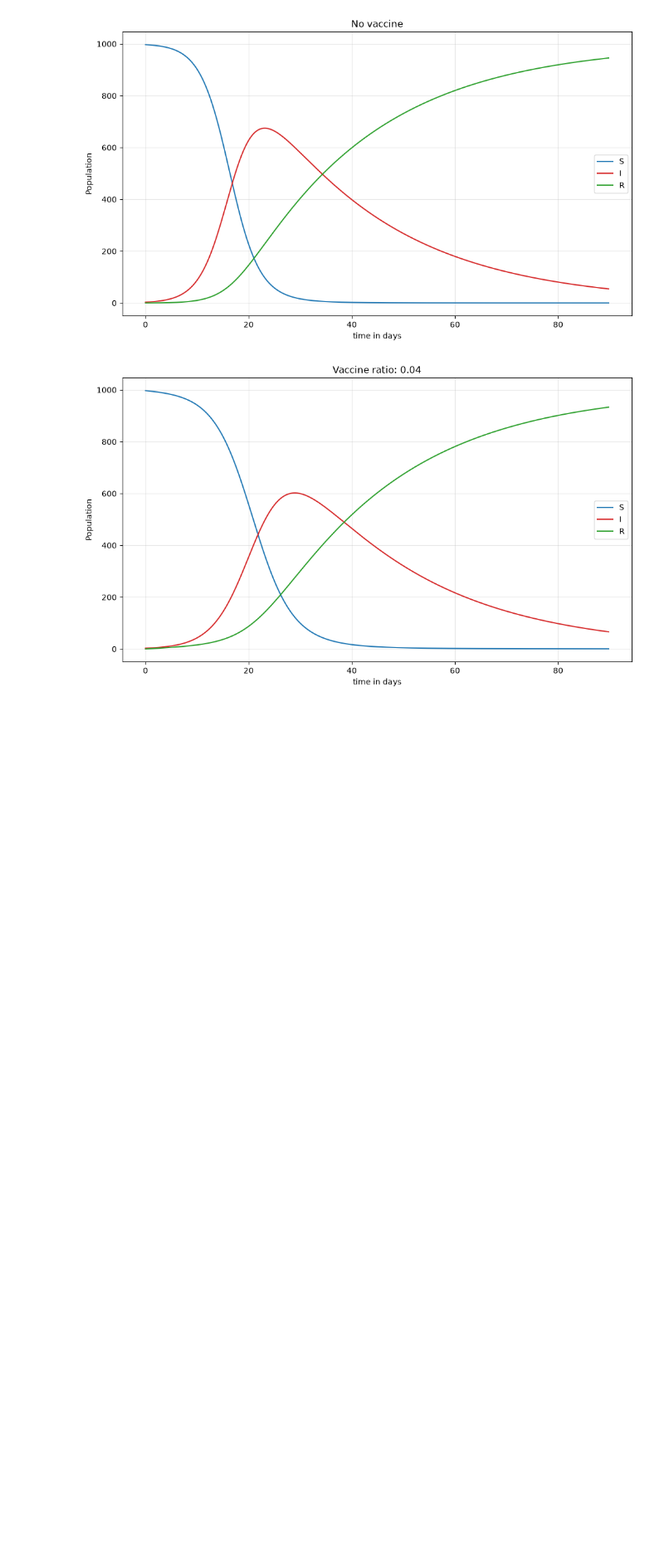
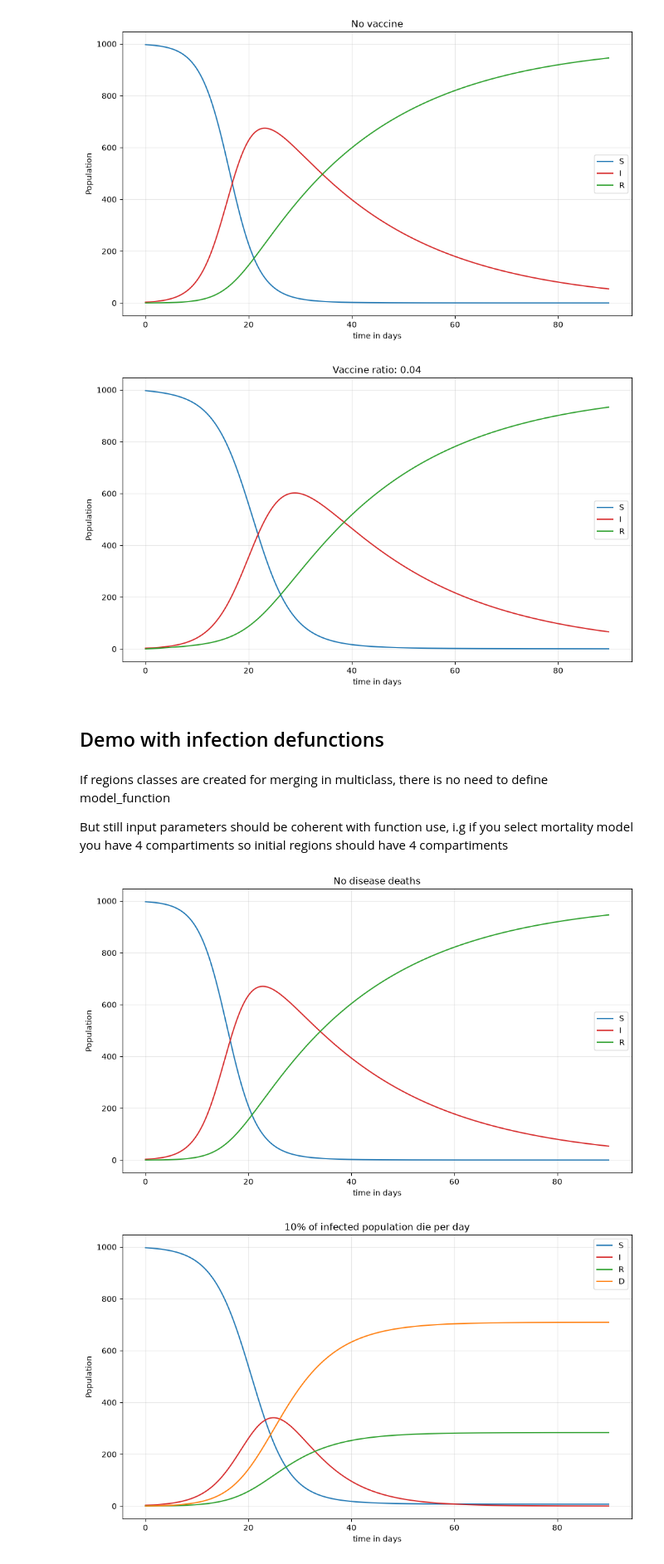
Before and after one commit to Milou-v/BERN01-Groupwork, a Jupyter notebook: project3_disease_spreading/test_multiregion.ipynb, the cells around one changed output. Shown at 83% size. Drawn from its saved outputs; the diff is of its cells as text; code cells hidden in the pictures; blank space fills up the shorter version.

```diff
--- a/project3_disease_spreading/test_multiregion.ipynb
+++ b/project3_disease_spreading/test_multiregion.ipynb
@@ -112,3 +112,59 @@ plt.show()
 # %% [output]
 [figure]
 [figure]
+# %% [markdown]
+## Demo with infection defunctions
+# %% [markdown]
+If regions classes are created for merging in multiclass, there is no need to define model_function
+
+But still input parameters should be coherent with function use, i.g if you select mortality model you have 4 compartiments so initial regions should have 4 compartiments
+# %%
+region1 = model.model(sigma=10,T=0.04,N=1000,gamma=0.0,alpha=0.04,model_function="basic_SIR",initial_status=[997,3,0,0])
+region2 = model.model(sigma=10,T=0.04,N=1000,gamma=0.0,alpha=0.04,model_function="basic_SIR",initial_status=[997,3,0,0],Omega_I=0.1)
+# %%
+multiregion = multiregion_model([region1,region2],model_function="mortality_SIR")
+# %%
+time,status = multiregion.euler_solver(delta_t=0.02,T_max=90)
+# %%
+S = status[:,0, 0]
+I = status[:,0, 1]
+R = status[:,0, 2]
+
+fig, ax = plt.subplots(figsize=(10, 6))
+
+ax.plot(time, S, label="S", color="tab:blue")
+ax.plot(time, I, label="I", color="tab:red")
+ax.plot(time, R, label="R", color="tab:green")
+
+ax.set_xlabel("time in days")
+ax.set_ylabel("Population")
+ax.legend()
+ax.grid(True, alpha=0.3)
+
+plt.title("No disease deaths")
+plt.tight_layout()
+plt.show()
+
+
+S = status[:,1, 0]
+I = status[:,1, 1]
+R = status[:,1, 2]
+D = status[:,1,3]
+fig, ax = plt.subplots(figsize=(10, 6))
+
+ax.plot(time, S, label="S", color="tab:blue")
+ax.plot(time, I, label="I", color="tab:red")
+ax.plot(time, R, label="R", color="tab:green")
+ax.plot(time, D, label="D", color="tab:orange")
+
+ax.set_xlabel("time in days")
+ax.set_ylabel("Population")
+ax.legend()
+ax.grid(True, alpha=0.3)
+
+plt.title(f"10% of infected population die per day")
+plt.tight_layout()
+plt.show()
+# %% [output]
+[figure, added]
+[figure, added]
```
Also changed, not shown: parts of 1 cell of this notebook, 1 other file.
